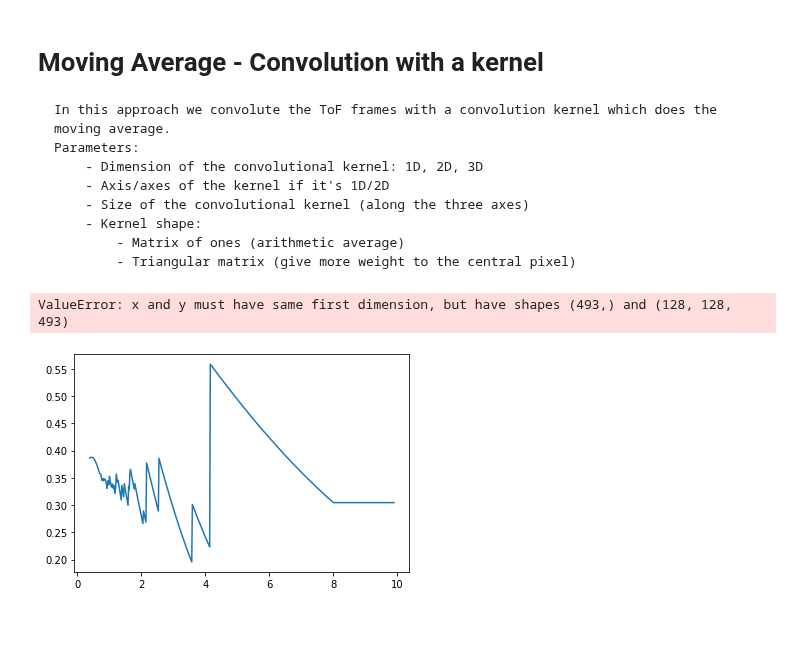
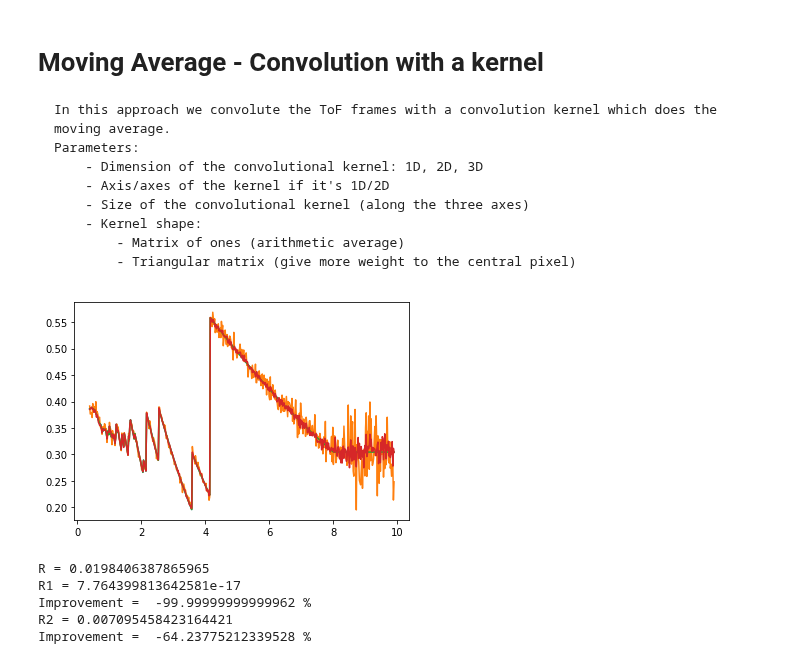
Before and after one commit to neutronimaging/ToFImaging, a Jupyter notebook: scripts/LowSNR_fit.ipynb, the cells around one changed output. Cells and saved outputs as stored; diff of their text form; code cells hidden in the pictures; blank space fills up the shorter version.

```diff
--- a/scripts/LowSNR_fit.ipynb
+++ b/scripts/LowSNR_fit.ipynb
@@ -147,21 +146,41 @@ Improvement =  -31.76872574234871 %
 # %%
 #dim = 2
 Ksize = 3
 K1 = np.ones((Ksize,Ksize))
+K1 = K1/np.sum(K1)
 Y0_c = np.zeros((int(np.shape(Y0)[0]),int(np.shape(Y0)[1]),int(np.shape(Y0)[2])))
 Y_c = np.zeros((int(np.shape(Y0)[0]),int(np.shape(Y0)[1]),int(np.shape(Y0)[2])))
 T_c_dir = np.zeros((int(np.shape(Y0)[0]),int(np.shape(Y0)[1]),int(np.shape(Y0)[2])))
 for i in range(0,int(np.shape(Y0)[2]),1):
     Y0_c[:,:,i] = scipy.signal.convolve2d(Y0[:,:,i],K1,'same')
     Y_c[:,:,i] = scipy.signal.convolve2d(Y[:,:,i],K1,'same')
     T_c_dir[:,:,i] = scipy.signal.convolve2d(T_n[:,:,i],K1,'same')
 T_c = np.divide(Y_c,Y0_c)
 
+T0 = T_n[64,64]
+T1 = T_c[64,64]
+T2 = T_c_dir[64,64]
+
+R0 = stats.rmse(T_int,T0)
+R1 = stats.rmse(T_int,T1)
+R2 = stats.rmse(T_int,T2)
+
 plt.plot(l,T_int)
-plt.plot(l,T_c)
-plt.plot(l,T_c_dir)
+plt.plot(l,T0)
+plt.plot(l,T1)
+plt.plot(l,T2)
 plt.show()
 plt.close()
+
+print("R =",R0)
+print("R1 =",R1)
+print("Improvement = ",100*(R1-R0)/R0,"%")
+print("R2 =",R2)
+print("Improvement = ",100*(R2-R0)/R0,"%")
 # %% [output]
+[figure, new version]
-ValueError: x and y must have same first dimension, but have shapes (493,) and (128, 128, 493)
+R = 0.0198406387865965
+R1 = 7.764399813642581e-17
+Improvement =  -99.99999999999962 %
+R2 = 0.007095458423164421
+Improvement =  -64.23775212339528 %
-[figure, old version]
```
Also changed, not shown: parts of 4 cells of this notebook, 2 other files.
